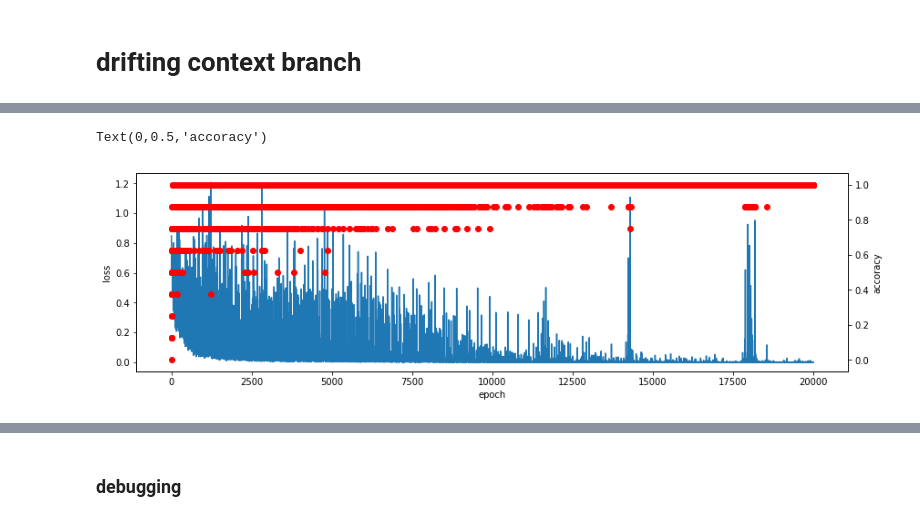
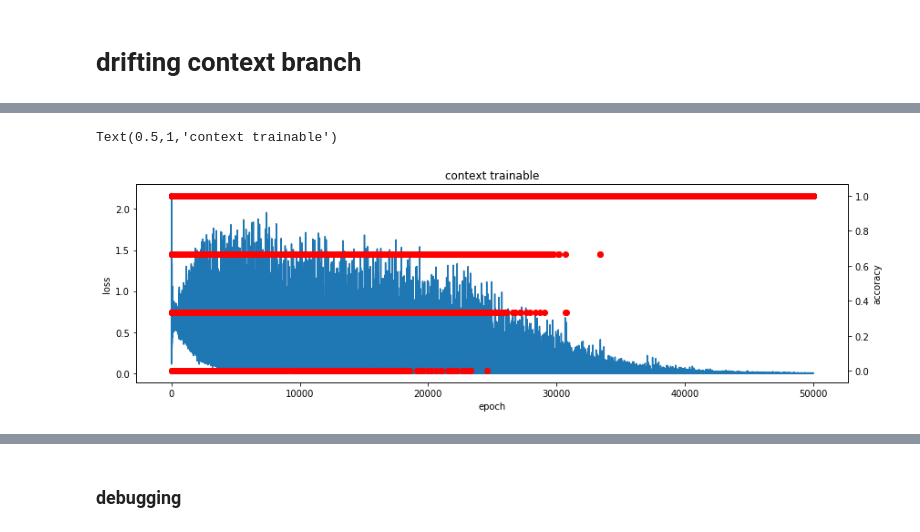
Before and after one commit to andrebeu/nback, a Jupyter notebook: nback pure EM.ipynb, the cells around one changed output, grey strips where cells are left out. Drawn from its saved outputs; the diff is of its cells as text; code cells hidden in the pictures.

Commit message:
working with untrainable context vectors

```diff
--- a/nback pure EM.ipynb
+++ b/nback pure EM.ipynb
@@ -43,6 +43,8 @@ def train_loop(nstim,ntrials,epochs=10000):
   return L,A
 # %%
-nstim,ntrials = 5,10
-epochs = 20000
-L,A = train_loop(nstim,ntrials,epochs)
+ntrials = 5
+nstim = 5
+epochs = 50000
+sessions = 1
+L,A = train_loop(nstim,ntrials,sessions,epochs)
 # %% [output]
@@ -66,13 +53,14 @@ Tensor("M_keys_write_6:0", shape=(9, 25), dtype=float32)
 # %%
 plt.figure(figsize=(14,4))
 ax = plt.gca()
 ax.plot(L)
 ax.set_ylabel('loss')
 ax.set_xlabel('epoch')
 ax2 = ax.twinx()
 ax2.scatter(range(len(A)),A,c='r')
 ax2.set_ylabel('accoracy')
-# plt.savefig('figures/pureem/train_lossacc')
+plt.title('context trainable')
+# plt.savefig('figures/pureem-shifting_context/train_lossacc-trainable_context')
 # %% [output]
-Text(0,0.5,'accoracy')
+Text(0.5,1,'context trainable')
-[figure, old version]
+[figure, new version]
```
Also changed, not shown: parts of 6 cells of this notebook, 3 other files.
